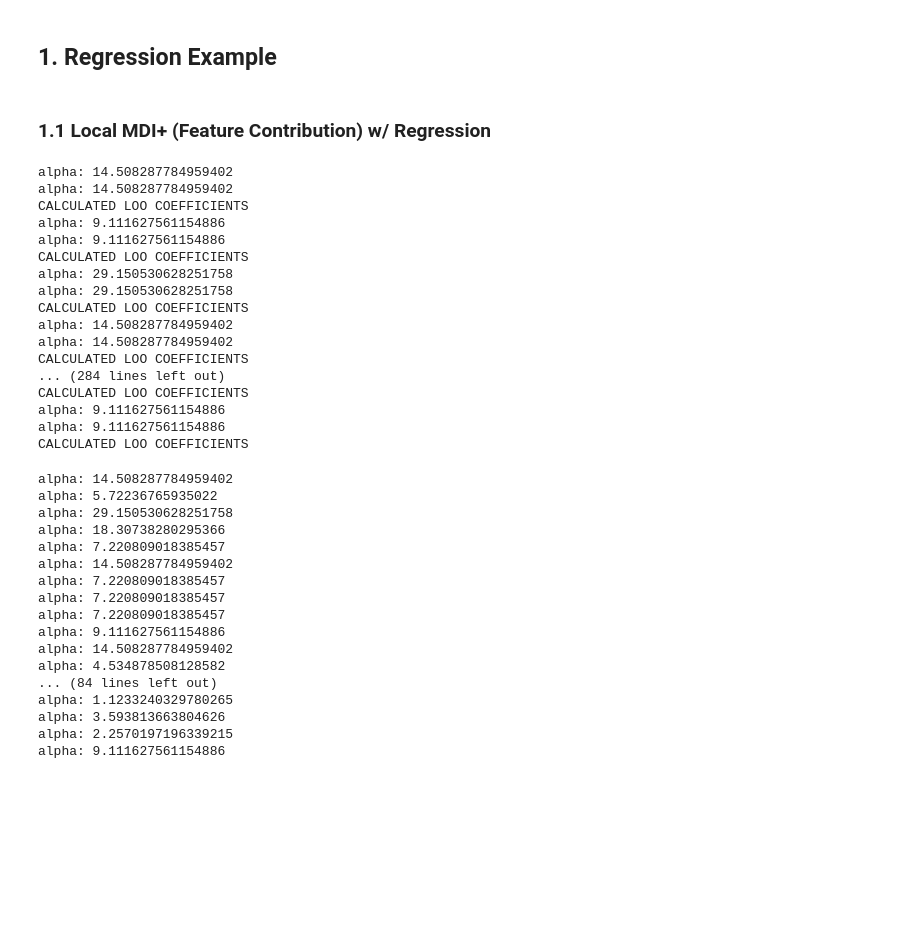
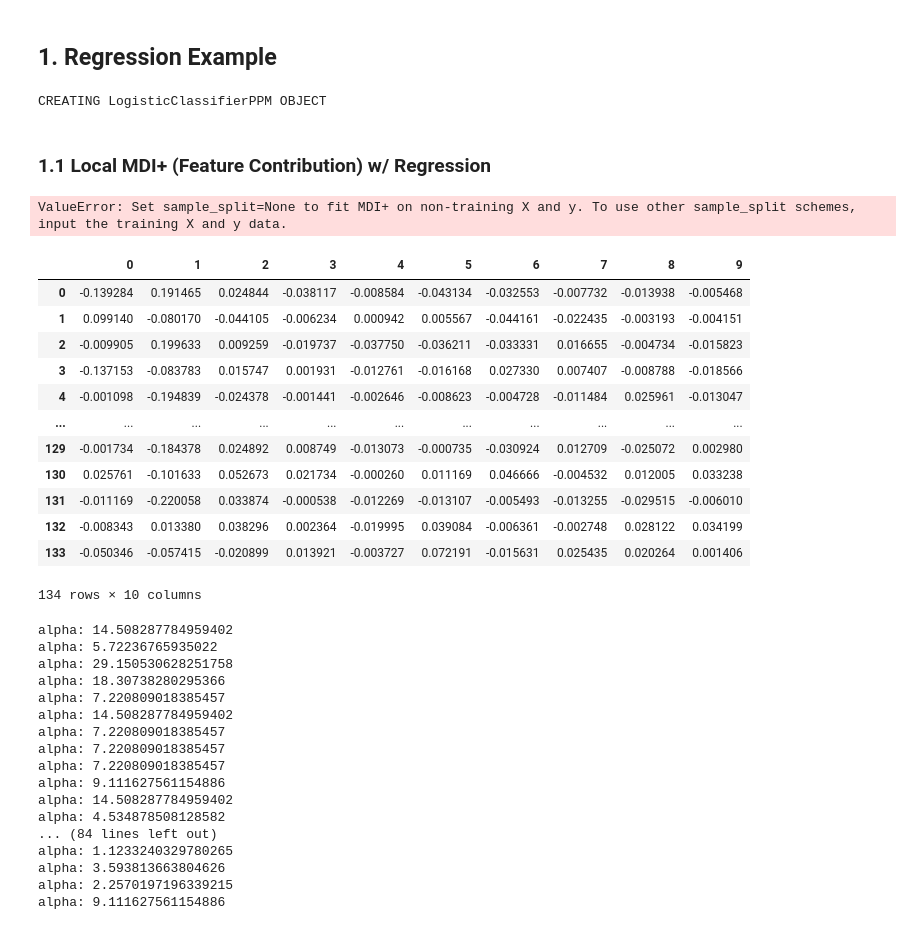
Before and after one commit to zachrewolinski/imodels, a Jupyter notebook: notebooks/zachs_sandbox.ipynb, the cells around one changed output. Cells and saved outputs as stored; diff of their text form; code cells hidden in the pictures; blank space fills up the shorter version.

Commit message:
train on oob complete

```diff
--- a/notebooks/zachs_sandbox.ipynb
+++ b/notebooks/zachs_sandbox.ipynb
@@ -35,29 +35,16 @@ p = 10
 s = 2
 X = np.random.normal(size=(n, p))
 beta = np.concatenate((np.ones(s), np.zeros(p-s)))
-y = np.matmul(X, beta) + np.random.normal(size=n)
+y = np.matmul(X, beta) + np.random.normal(size=n) > np.mean(np.matmul(X, beta) + np.random.normal(size=n))
 X_train, X_test, y_train, y_test = train_test_split(X, y, test_size=0.33, random_state=12345)
+# %%
+rf_plus_model = RandomForestPlusClassifier(rf_model=rf_classifier, calc_loo_coef=False)
+rf_plus_model.fit(X_train, y_train)
+# %% [output]
+CREATING LogisticClassifierPPM OBJECT
 # %% [markdown]
 ### 1.1 Local MDI+ (Feature Contribution) w/ Regression
 # %%
 # fit RF+
 rf_plus_model = RandomForestPlusRegressor(rf_model=rf_regressor)
 rf_plus_model.fit(X_train, y_train)
-# %% [output]
-alpha: 14.508287784959402
-alpha: 14.508287784959402
-CALCULATED LOO COEFFICIENTS
-alpha: 9.111627561154886
-alpha: 9.111627561154886
-CALCULATED LOO COEFFICIENTS
-alpha: 29.150530628251758
-alpha: 29.150530628251758
-CALCULATED LOO COEFFICIENTS
-alpha: 14.508287784959402
-alpha: 14.508287784959402
-CALCULATED LOO COEFFICIENTS
-... (284 lines left out)
-CALCULATED LOO COEFFICIENTS
-alpha: 9.111627561154886
-alpha: 9.111627561154886
-CALCULATED LOO COEFFICIENTS
@@ -64,3 +54,29 @@ CALCULATED LOO COEFFICIENTS
+# %%
+mdi_plus_scores_test = rf_plus_model.get_mdi_plus_scores(X_test, y_test, lfi=True,
+                                                         lfi_abs = "none", train_or_test = "test")
+# %% [output]
+ValueError: Set sample_split=None to fit MDI+ on non-training X and y. To use other sample_split schemes, input the training X and y data.
+# %%
+rf_plus_model = RandomForestPlusRegressor(rf_model=rf_regressor, include_raw=False, cv_ridge = 0, calc_loo_coef=False, sample_split = "inbag")
+# %%
+rf_plus_model.fit(X_train, y_train)
+mdi_plus_scores = rf_plus_model.get_mdi_plus_scores(X_train, y_train, lfi=True, lfi_abs = "none", train_or_test = "test")
+# %%
+mdi_plus_scores["lfi"]
+# %% [output]
+|  | 0 | 1 | 2 | 3 | 4 | 5 | 6 | 7 | 8 | 9 |
+| 0 | -0.139284 | 0.191465 | 0.024844 | -0.038117 | -0.008584 | -0.043134 | -0.032553 | -0.007732 | -0.013938 | -0.005468 |
+| 1 | 0.099140 | -0.080170 | -0.044105 | -0.006234 | 0.000942 | 0.005567 | -0.044161 | -0.022435 | -0.003193 | -0.004151 |
+| 2 | -0.009905 | 0.199633 | 0.009259 | -0.019737 | -0.037750 | -0.036211 | -0.033331 | 0.016655 | -0.004734 | -0.015823 |
+| 3 | -0.137153 | -0.083783 | 0.015747 | 0.001931 | -0.012761 | -0.016168 | 0.027330 | 0.007407 | -0.008788 | -0.018566 |
+| 4 | -0.001098 | -0.194839 | -0.024378 | -0.001441 | -0.002646 | -0.008623 | -0.004728 | -0.011484 | 0.025961 | -0.013047 |
+| ... | ... | ... | ... | ... | ... | ... | ... | ... | ... | ... |
+| 129 | -0.001734 | -0.184378 | 0.024892 | 0.008749 | -0.013073 | -0.000735 | -0.030924 | 0.012709 | -0.025072 | 0.002980 |
+| 130 | 0.025761 | -0.101633 | 0.052673 | 0.021734 | -0.000260 | 0.011169 | 0.046666 | -0.004532 | 0.012005 | 0.033238 |
+| 131 | -0.011169 | -0.220058 | 0.033874 | -0.000538 | -0.012269 | -0.013107 | -0.005493 | -0.013255 | -0.029515 | -0.006010 |
+| 132 | -0.008343 | 0.013380 | 0.038296 | 0.002364 | -0.019995 | 0.039084 | -0.006361 | -0.002748 | 0.028122 | 0.034199 |
+| 133 | -0.050346 | -0.057415 | -0.020899 | 0.013921 | -0.003727 | 0.072191 | -0.015631 | 0.025435 | 0.020264 | 0.001406 |
+134 rows × 10 columns
 # %%
 rf_plus_model = RandomForestPlusRegressor(rf_model=rf_regressor, cv_ridge = 5)
 rf_plus_model.fit(X_train, y_train)
```
Also changed, not shown: parts of 2 cells of this notebook, 3 other files.
